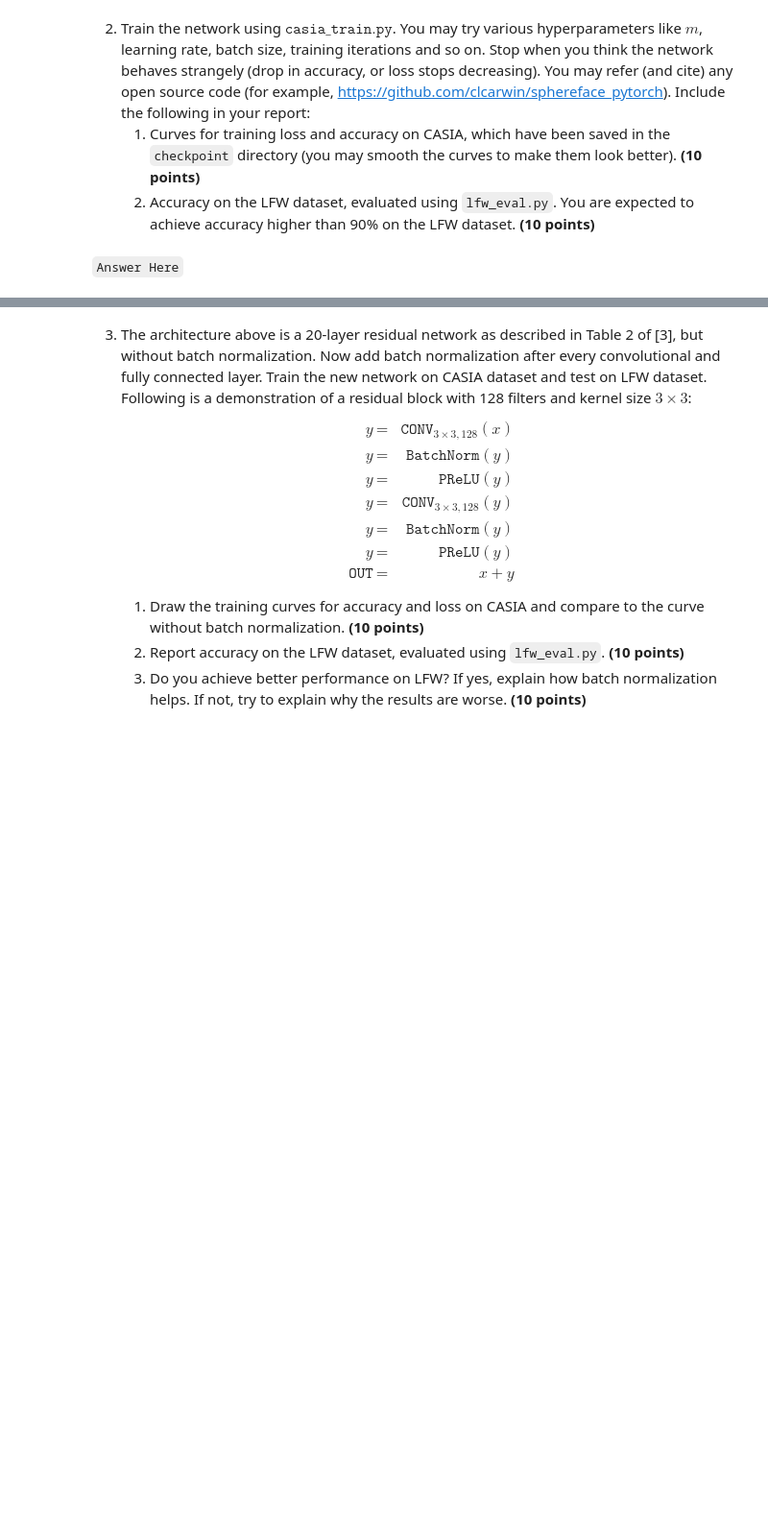
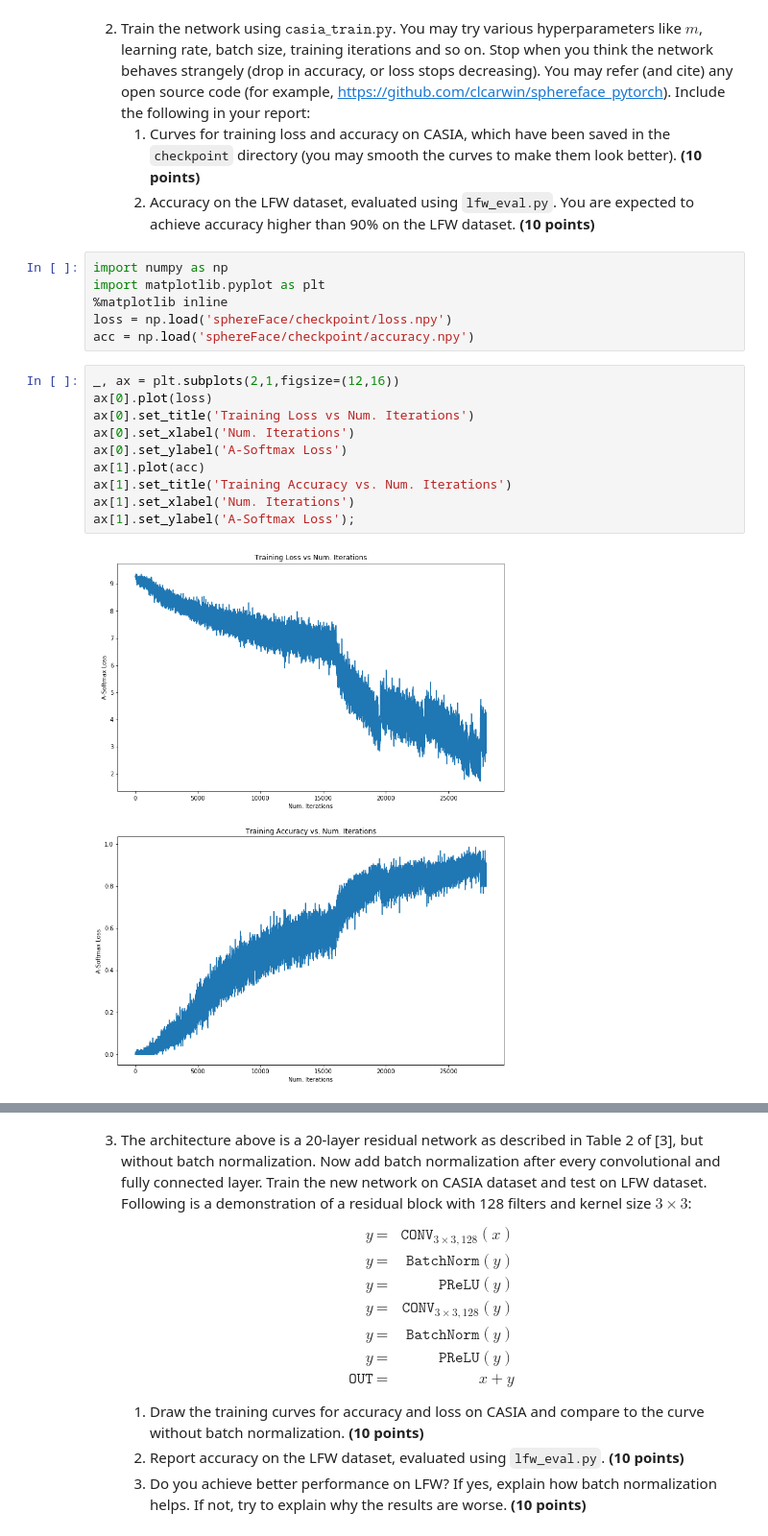
Before and after one commit to devanshuDesai/cse252d-sp21-hw2, a Jupyter notebook: hw2_questions.ipynb, the cells around one changed output, grey strips where cells are left out. Shown: that part at 96% size. Saved outputs shown, nothing was run; the diff lists cells and outputs as text; blank space fills up the shorter version.

Commit message:
added q3.1 plots

```diff
--- a/hw2_questions.ipynb
+++ b/hw2_questions.ipynb
@@ -88,5 +134,21 @@ Under class `CustomLoss`, implement the loss function. **(15 points)**
 2. Train the network using $\mathtt{casia\_train.py}$. You may try various hyperparameters like $m$, learning rate, batch size, training iterations and so on. Stop when you think the network behaves strangely (drop in accuracy, or loss stops decreasing). You may refer (and cite) any open source code (for example, https://github.com/clcarwin/sphereface_pytorch). Include the following in your report:
     1. Curves for training loss and accuracy on CASIA, which have been saved in the `checkpoint` directory (you may smooth the curves to make them look better). **(10 points)**
     2. Accuracy on the LFW dataset, evaluated using `lfw_eval.py`. You are expected to achieve accuracy higher than 90% on the LFW dataset. **(10 points)**
-# %% [markdown]
-``Answer Here``
+# %%
+import numpy as np
+import matplotlib.pyplot as plt
+%matplotlib inline
+loss = np.load('sphereFace/checkpoint/loss.npy')
+acc = np.load('sphereFace/checkpoint/accuracy.npy')
+# %%
+_, ax = plt.subplots(2,1,figsize=(12,16))
+ax[0].plot(loss)
+ax[0].set_title('Training Loss vs Num. Iterations')
+ax[0].set_xlabel('Num. Iterations')
+ax[0].set_ylabel('A-Softmax Loss')
+ax[1].plot(acc)
+ax[1].set_title('Training Accuracy vs. Num. Iterations')
+ax[1].set_xlabel('Num. Iterations')
+ax[1].set_ylabel('A-Softmax Loss');
+# %% [output]
+[figure, added]
```
Also changed, not shown: parts of 15 cells of this notebook.
